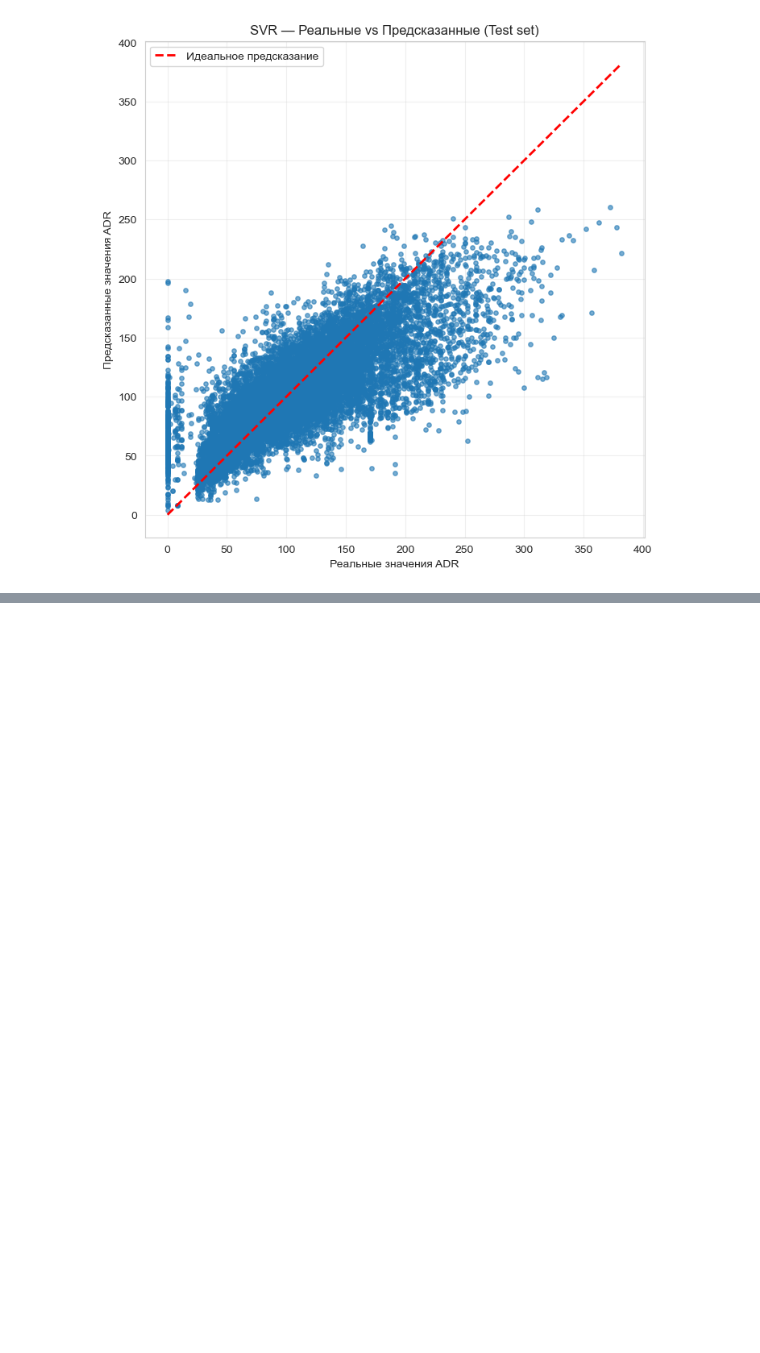
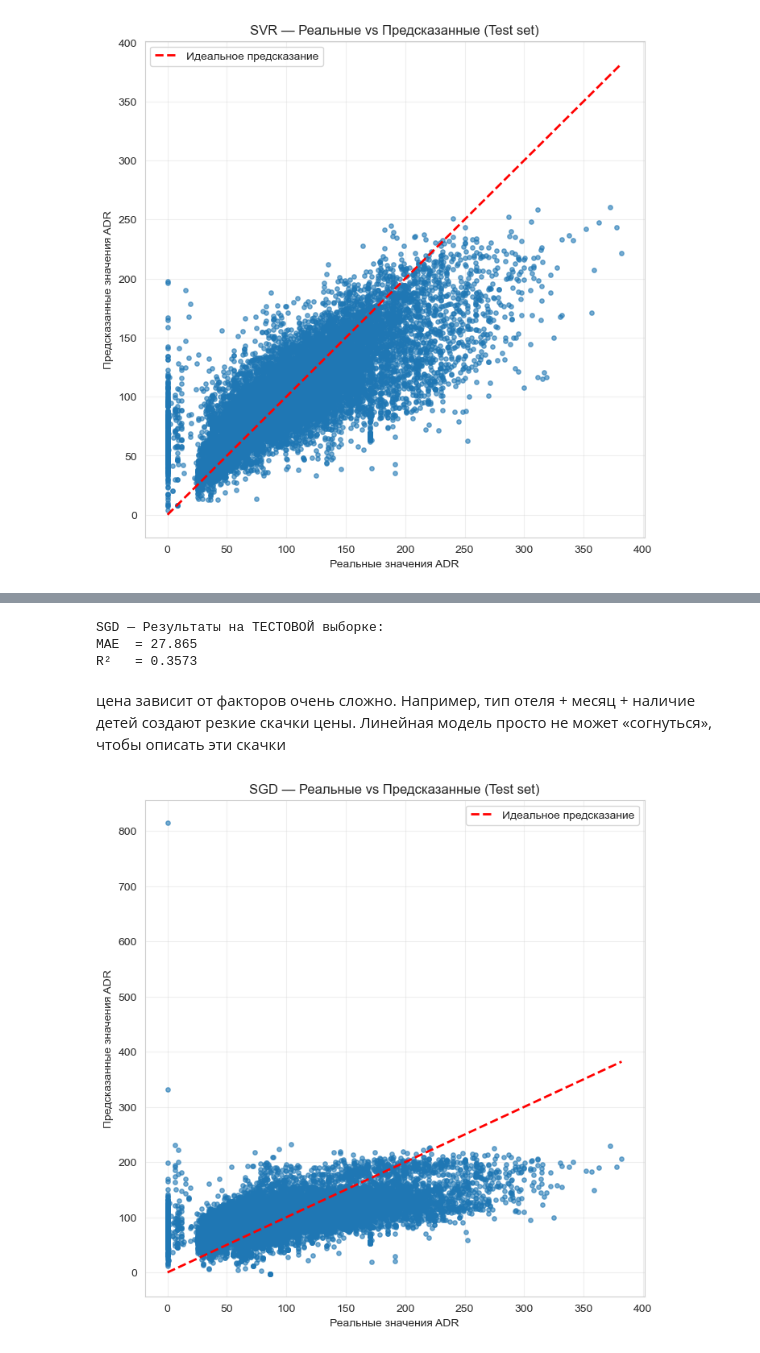
Before and after one commit to slaav1k/RSREU_MethodsML, a Jupyter notebook: sample2.ipynb, the cells around one changed output, grey strips where cells are left out. Saved outputs shown, nothing was run; the diff lists cells and outputs as text; code cells hidden in the pictures; blank space fills up the shorter version.

```diff
--- a/sample2.ipynb
+++ b/sample2.ipynb
@@ -632,10 +634,11 @@ Name: is_canceled, dtype: float64
 # %%
 # удаление бесполезных столбиков
 
-useless_col = ['days_in_waiting_list', 'arrival_date_year', 'arrival_date_year', 'assigned_room_type', 'booking_changes',
+useless_col = ['days_in_waiting_list', 'arrival_date_year', 'arrival_date_year', 'assigned_room_type',
+               'booking_changes',
                'reservation_status', 'country', 'days_in_waiting_list']
 
-df.drop(useless_col, axis = 1, inplace = True)
+df.drop(useless_col, axis=1, inplace=True)
 # %%
 cat_cols = [
     col for col in df.columns
@@ -1543,0 +1554,14 @@ plt.show()
+# %%
+from sklearn.linear_model import SGDRegressor
+
+sgd_pipeline = Pipeline([
+    ('preprocessor', preprocessor),
+    ('regressor', SGDRegressor(random_state=42, max_iter=1000))
+])
+# %%
+param_grid_sgd = {
+    'regressor__alpha': [0.0001, 0.001, 0.01],  # сила регуляризации
+    'regressor__learning_rate': ['constant', 'optimal', 'invscaling', 'adaptive'],
+    'regressor__penalty': ['l2', 'l1', 'elasticnet'],  # тип регуляризации
+    'regressor__eta0': [0.01, 0.1]  # начальная скорость обучения
+}
@@ -1543,0 +1633,31 @@ plt.show()
+# %%
+sgd_pipeline.set_params(regressor__alpha=best_params[0],
+                        regressor__learning_rate=best_params[1],
+                        regressor__penalty=best_params[2],
+                        regressor__eta0=best_params[3])
+sgd_pipeline.fit(X_train, y_train)
+y_pred_test_sgd = sgd_pipeline.predict(X_test)
+
+print(f"\nSGD — Результаты на ТЕСТОВОЙ выборке:")
+print(f"MAE  = {mean_absolute_error(y_test, y_pred_test_sgd):.3f}")
+print(f"R²   = {r2_score(y_test, y_pred_test_sgd):.4f}")
+# %% [output]
+SGD — Результаты на ТЕСТОВОЙ выборке:
+MAE  = 27.865
+R²   = 0.3573
+# %% [markdown]
+цена зависит от факторов очень сложно. Например, тип отеля + месяц + наличие детей создают резкие скачки цены. Линейная модель просто не может «согнуться», чтобы описать эти скачки
+# %%
+import matplotlib.pyplot as plt
+
+plt.figure(figsize=(8, 8))
+plt.scatter(y_test, y_pred_test_sgd, alpha=0.6, s=15)
+plt.plot([y_test.min(), y_test.max()], [y_test.min(), y_test.max()], 'r--', lw=2, label='Идеальное предсказание')
+plt.xlabel('Реальные значения ADR')
+plt.ylabel('Предсказанные значения ADR')
+plt.title('SGD — Реальные vs Предсказанные (Test set)')
+plt.legend()
+plt.grid(True, alpha=0.3)
+plt.show()
+# %% [output]
+[figure, added]
```
Also changed, not shown: parts of 70 cells of this notebook.
